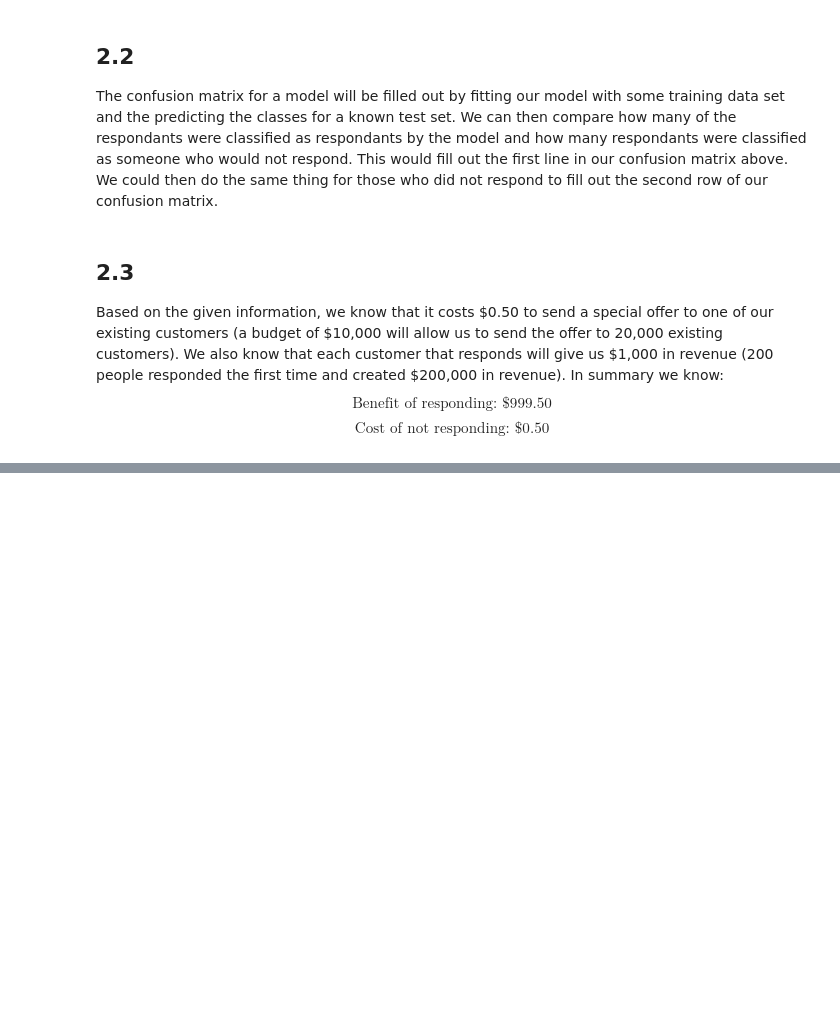
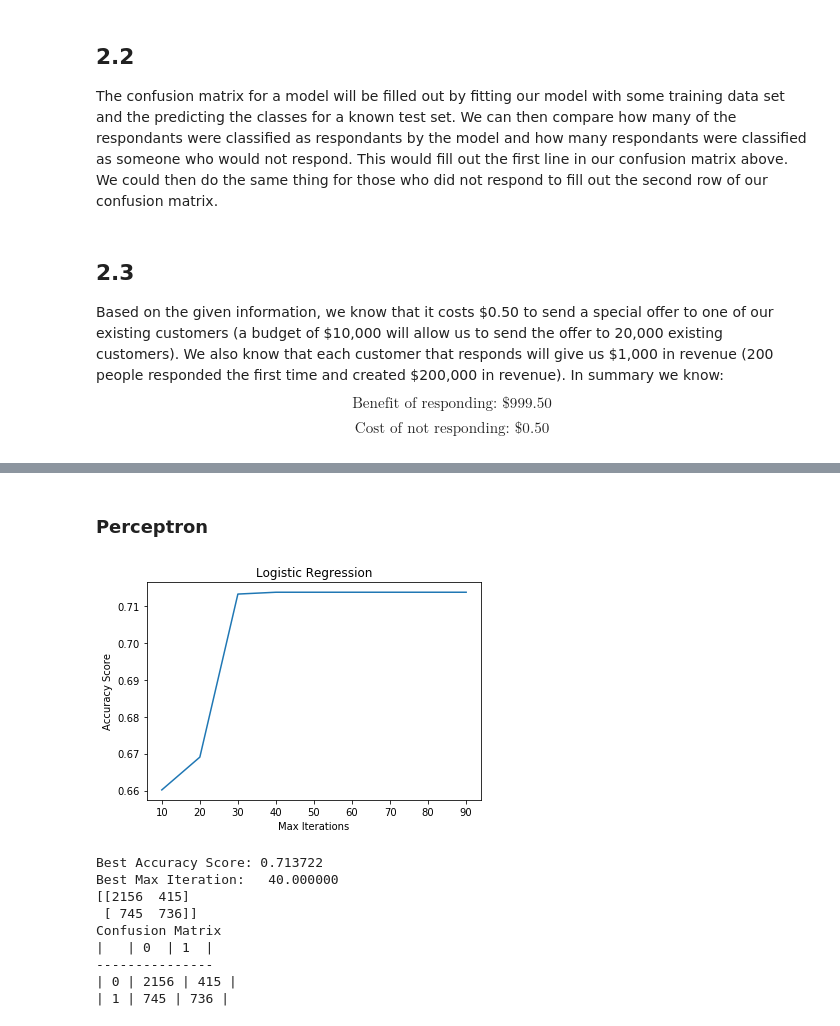
Before and after one commit to maxxliu/ML-Booth, a Jupyter notebook: Midterm/Midterm.ipynb, the cells around one changed output, grey strips where cells are left out. Cells and saved outputs as stored; diff of their text form; code cells hidden in the pictures; blank space fills up the shorter version.

```diff
--- a/Midterm/Midterm.ipynb
+++ b/Midterm/Midterm.ipynb
@@ -275,0 +526,48 @@ Based on the given information, we know that it costs \$0.50 to send a special o
+# %% [markdown]
+### Perceptron
+# %%
+iter_values = np.arange(10, 100, 10)
+scores = []
+best_score = 0
+best_i = 0
+for i in iter_values:
+    clf = LogisticRegression(max_iter=i)
+    clf.fit(train_x, train_y)
+    y_pred = clf.predict(validation_x)
+    score = accuracy_score(validation_y, y_pred)
+    scores.append(score)
+    if score > best_score:
+        best_score = score
+        best_i = i
+
+scores = np.array(scores)
+
+# plot the results
+plt.plot(iter_values, scores)
+plt.xlabel("Max Iterations")
+plt.ylabel("Accuracy Score")
+plt.title("Logistic Regression")
+plt.show()
+
+print("Best Accuracy Score: %f" % best_score)
+print("Best Max Iteration:   %f" % best_i)
+
+# now we want to display the confusion matrix
+cm = confusion_matrix(validation_y, y_pred)
+print(cm)
+print("Confusion Matrix")
+print("|   | 0  | 1  |")
+print("---------------")
+print("| 0 | %i | %i |" % (cm[0][0], cm[0][1]))
+print("| 1 | %i | %i |" % (cm[1][0], cm[1][1]))
+# %% [output]
+[figure, added]
+Best Accuracy Score: 0.713722
+Best Max Iteration:   40.000000
+[[2156  415]
+ [ 745  736]]
+Confusion Matrix
+|   | 0  | 1  |
+---------------
+| 0 | 2156 | 415 |
+| 1 | 745 | 736 |
```
Also changed, not shown: parts of 28 cells of this notebook, 1 other file.
